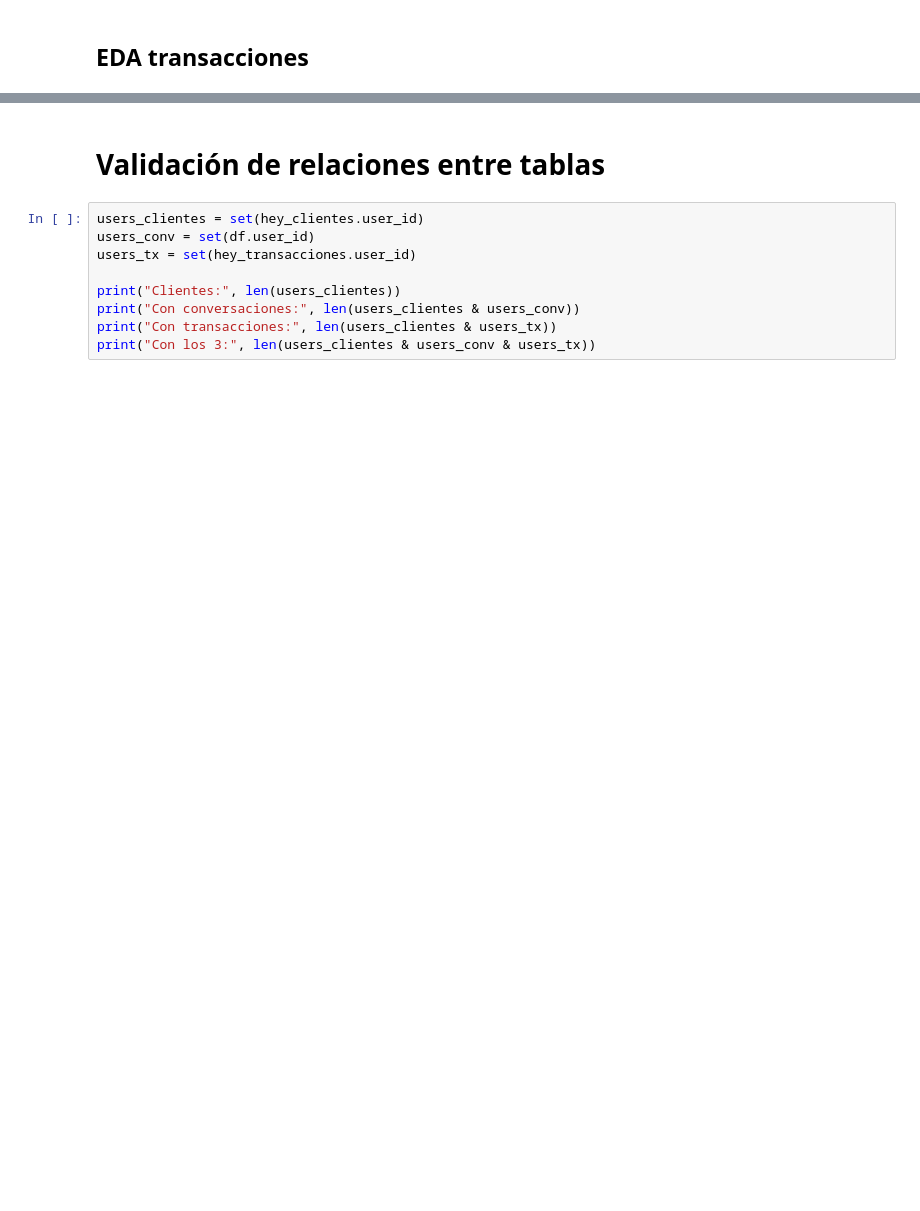
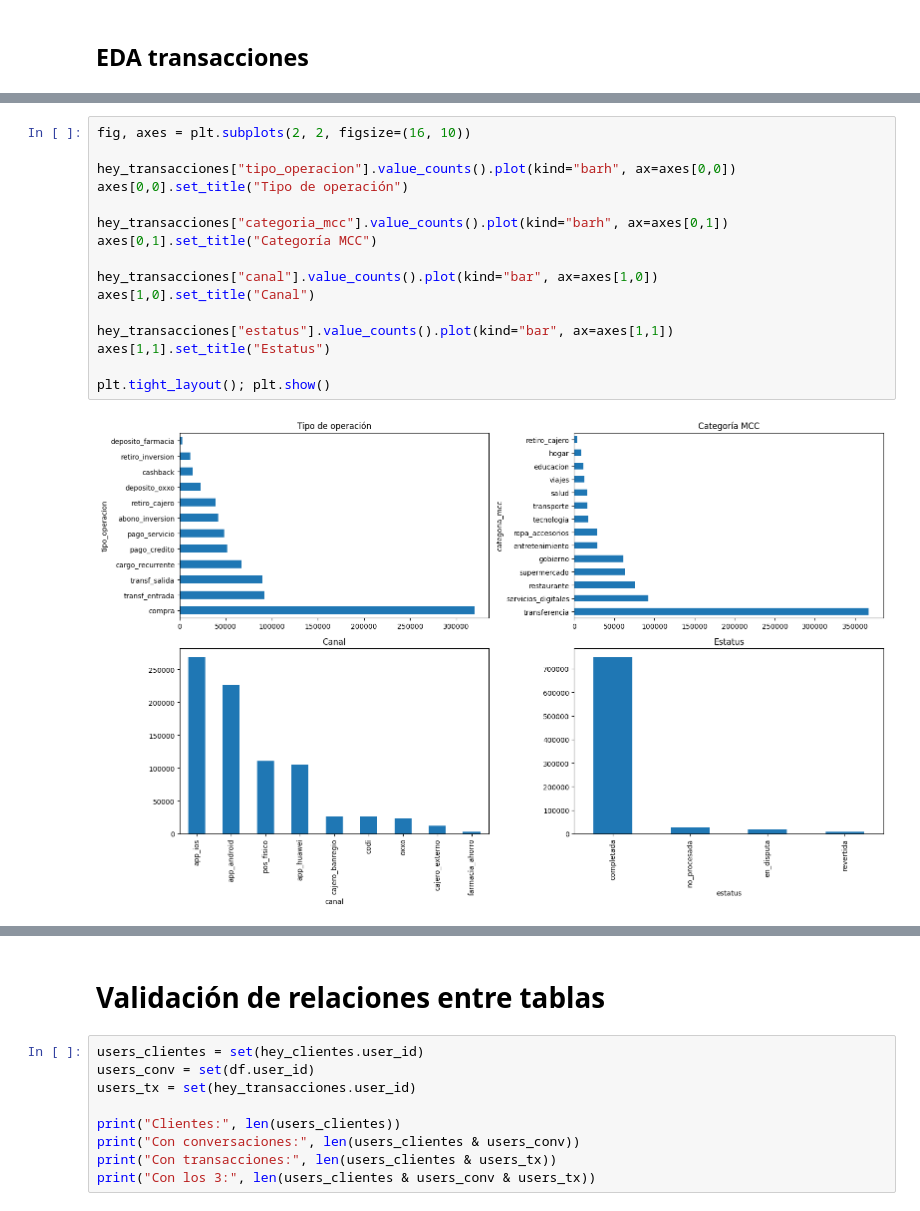
Before and after one commit to Alejandro-Alfaro-G/DAGA-RELOADED, a Jupyter notebook: scripts/EDA.ipynb, the cells around one changed output, grey strips where cells are left out. Saved outputs shown, nothing was run; the diff lists cells and outputs as text; blank space fills up the shorter version.

```diff
--- a/scripts/EDA.ipynb
+++ b/scripts/EDA.ipynb
@@ -46,0 +244,18 @@ print(df.head())
+# %%
+fig, axes = plt.subplots(2, 2, figsize=(16, 10))
+
+hey_transacciones["tipo_operacion"].value_counts().plot(kind="barh", ax=axes[0,0])
+axes[0,0].set_title("Tipo de operación")
+
+hey_transacciones["categoria_mcc"].value_counts().plot(kind="barh", ax=axes[0,1])
+axes[0,1].set_title("Categoría MCC")
+
+hey_transacciones["canal"].value_counts().plot(kind="bar", ax=axes[1,0])
+axes[1,0].set_title("Canal")
+
+hey_transacciones["estatus"].value_counts().plot(kind="bar", ax=axes[1,1])
+axes[1,1].set_title("Estatus")
+
+plt.tight_layout(); plt.show()
+# %% [output]
+[figure, added]
```
Also changed, not shown: parts of 23 cells of this notebook, 1 other file.
